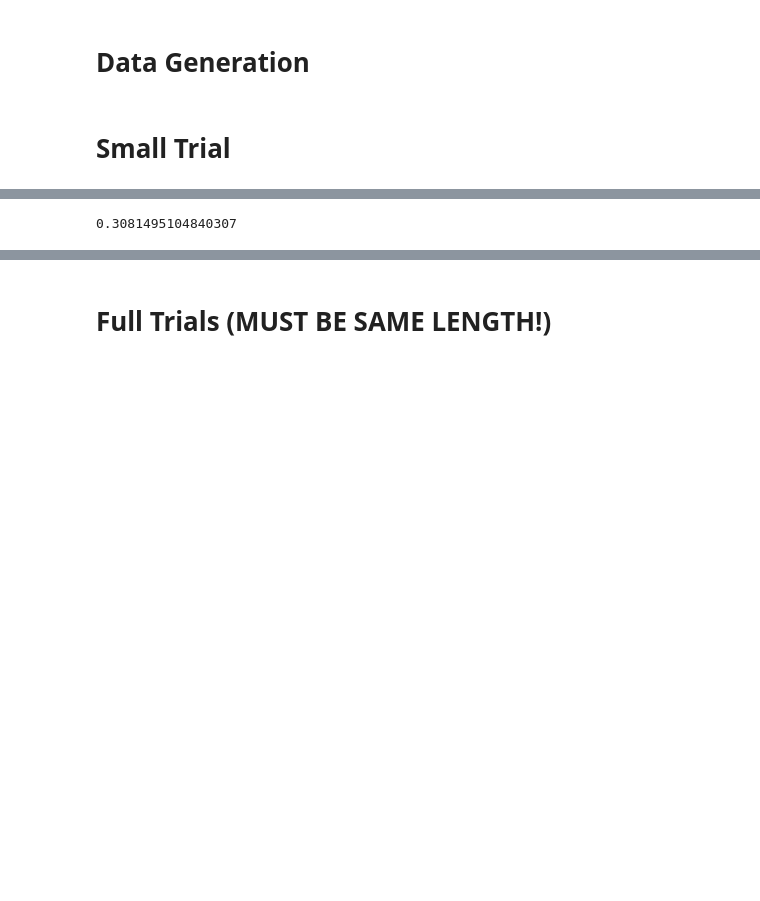
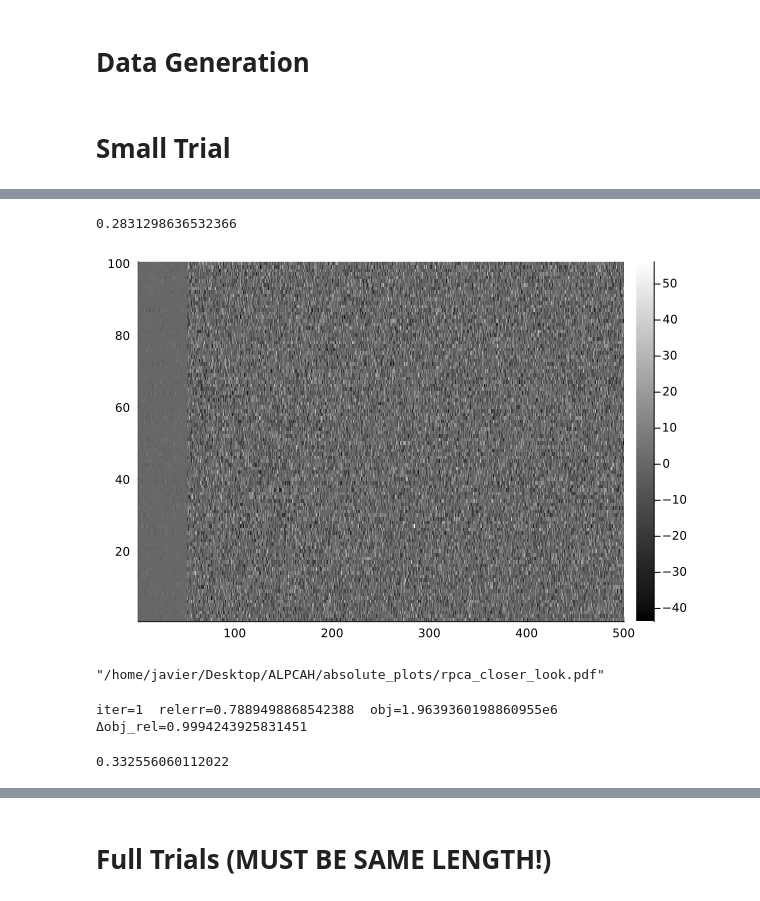
Before and after one commit to javiersc1/ALPCAH, a Jupyter notebook: absolute_plots/main_unknown.ipynb, the cells around one changed output, grey strips where cells are left out. Drawn from its saved outputs; the diff is of its cells as text; code cells hidden in the pictures; blank space fills up the shorter version.

```diff
--- a/absolute_plots/main_unknown.ipynb
+++ b/absolute_plots/main_unknown.ipynb
@@ -24,7 +24,7 @@ trials = 25;
 # %% [markdown]
 # RPCA
 # %%
-function POGM_RPCA(Y, λr, r; niter::Int=100)
+function POGM_RPCA(Y, λr, r; niter::Int=100, flag::Bool=false)
     M,N = size(Y)
     A = hcat(Matrix(1.0I, M, N),Matrix(1.0I, M, N))
     B = vcat(A,A)
@@ -39,6 +39,10 @@ function POGM_RPCA(Y, λr, r; niter::Int=100)
     #prox1 = (z,c) -> vcat(TSVT(z[1:M,:], c*λr, r), soft(z[M+1:end,:], c))
     prox1 = (z,c) -> vcat(SVST(z[1:M,:], c*λr), softTresh.(z[M+1:end,:], c))
     K, _ = pogm_restart(x0, x->0, grad, Lf ; g_prox=prox1, niter=niter, mom=:fpgm, restart=:gr)
+    if flag == true
+        return K[1:M,:], K[M+1:end,:]
+    end
+
     K = K[1:M,:] #,K[M+1:end,:]  Outlier matrix
     return svd(K).U[:,1:r]
 end
@@ -86,9 +170,34 @@ affinityError(U1, U_ALPCAH)
 # %%
-λr = 20;
+λr = 25;
 U_RPCA = POGM_RPCA(Y, λr, d; niter=100)
 affinityError(U1, U_RPCA)
 # %% [output]
-0.3081495104840307
+0.2831298636532366
+# %%
+λr = 25;
+L,S = POGM_RPCA(Y, λr, d; niter=100, flag=true)
+# %% [output]
+[figure, added]
+# %%
+using Plots
+
+p1 = heatmap(x, 1:size(S,1), S; color=:vik, clims=(-40,40),
+             xlabel="", xformatter=_ -> "", ylabel="Ambient Dimension", cbar=false, title="RPCA (Classical) - Outlier Matrix S")
+
+p2 = plot(x, ν; lw=2, legend=false,
+          xlabel="Point Index", ylabel="Noise Variance")   # tweak until aligned
+
+plot(p1, p2; layout=@layout([a; b]), link=:x, size=(800,600))
+plt = plot(p1, p2; layout=@layout([a; b]), link=:x, size=(800,600))
+savefig(plt, "rpca_closer_look.pdf")
+# %% [output]
+"/home/javier/Desktop/ALPCAH/absolute_plots/rpca_closer_look.pdf"
+# %%
+U_RPCA = FACTORIZED_RPCA(Y, d; λ=10000, maxiter=10000, verbose=true)
+affinityError(U1, U_RPCA)
+# %% [output]
+iter=1  relerr=0.7889498868542388  obj=1.9639360198860955e6  Δobj_rel=0.9994243925831451
+0.332556060112022
 # %%
 λr = 5;
 U_ALPCAH = ALPCAH_NUCLEAR(Y, d, λr; μ=0.01, ρ=1.01, alpcahIter=100, varfloor=1e-9)
```
Also changed, not shown: parts of 15 cells of this notebook, 9 other files.
